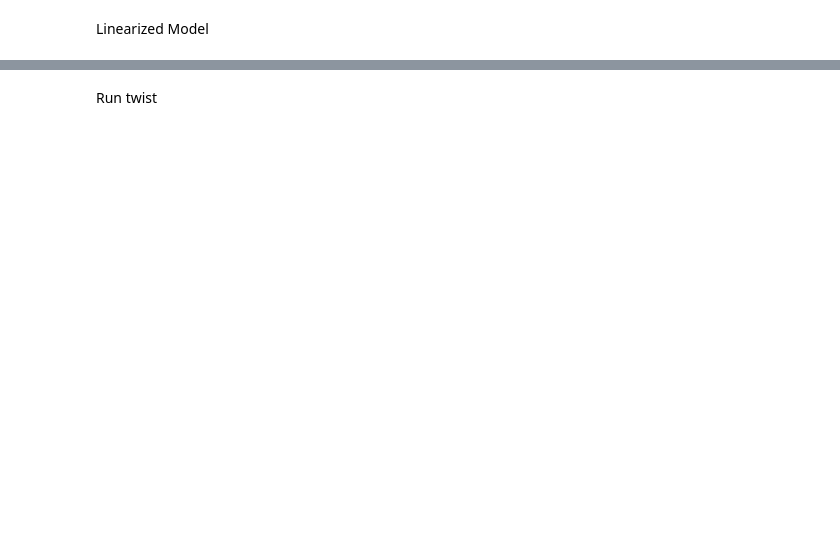
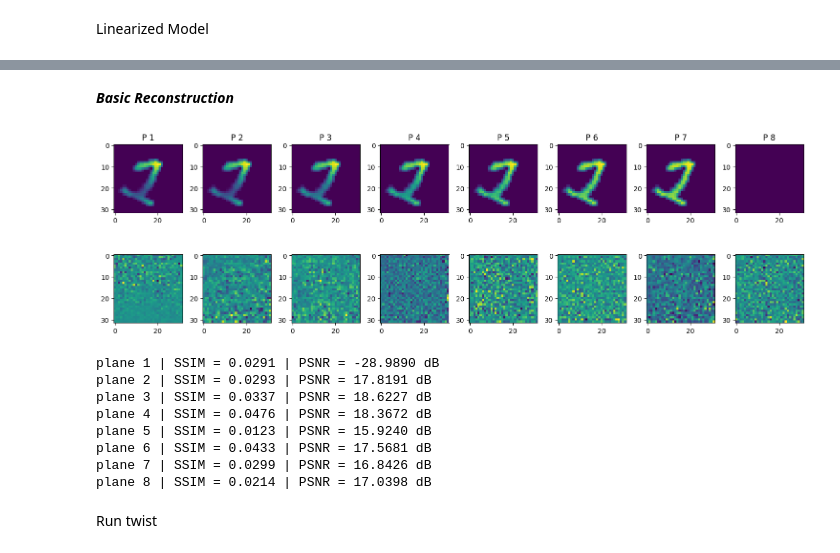
Before and after one commit to sanjith1999/FRIS, a Jupyter notebook: twist_demo.ipynb, the cells around one changed output, grey strips where cells are left out. Cells and saved outputs as stored; diff of their text form; code cells hidden in the pictures; blank space fills up the shorter version.

```diff
--- a/twist_demo.ipynb
+++ b/twist_demo.ipynb
@@ -1,6 +1,6 @@
 # %% [markdown]
 ***Parameter Definitions***
 # %%
-nx, ny, nz              = 32, 32,32                     # Spatial Dimension
-m                       = 32                             # Number of Patterns
-dd_factor               = 8                              # Detector Downsampling Factor
+nx, ny, nz              = 32, 32, 8                    # Spatial Dimension
+m                       = 16                             # Number of Patterns
+dd_factor               = 2                             # Detector Downsampling Factor
@@ -78,5 +9,22 @@ FM = LM.A_r.cpu().numpy()
 # %%
+from libs.forward_lib.linearized_process import LinearizedModel
+import torch
 import numpy as np
+
+LM = LinearizedModel()
+LM.load_matrix(it = 130, is_original=False)
+print(LM)
+
+B, b = 31, 31
+X = torch.load(f"./data/dataset/object/X_r_{B}.pt")[b]
+# y_clean = torch.load(f"./data/dataset/measurement/Y_{B}.pt")[b]
+
+X = X.cpu().numpy().reshape(32*32*8, 1)
+# y_clean = y_clean.cpu().numpy().reshape(16*16*16, 1)
+FM = LM.A.cpu().numpy()
+y_clean = FM@X
+
+
 
 def add_gaussian_noise(signal, snr_dB):
     signal_power = np.mean(signal**2)
@@ -86,7 +34,5 @@ def add_gaussian_noise(signal, snr_dB):
     noisy_signal = signal + noise
     return noisy_signal
 
-y_clean = FM@X
-
 desired_snr_dB = 20.0
-y_noisy = add_gaussian_noise(y_clean, desired_snr_dB)
+y_noisy = add_gaussian_noise(y_clean, desired_snr_dB).reshape(16*16*16, 1)
@@ -93,3 +51,19 @@ y_noisy = add_gaussian_noise(y_clean, desired_snr_dB)
+# %% [markdown]
+***Basic Reconstruction***
+# %%
+import libs.reconstruction_lib.twist_utils as utils
+x_recons = torch.linalg.pinv(LM.A)@torch.tensor(y_noisy).to(LM.device).float()
+ssim_values, psnr_values = utils.comparison2(X, x_recons.cpu().numpy().reshape(32*32*8,1), nx, ny, nz, figsize=(15, 5), planes_to_plot=range(nz))
+# %% [output]
+[figure, added]
+plane 1 | SSIM = 0.0291 | PSNR = -28.9890 dB
+plane 2 | SSIM = 0.0293 | PSNR = 17.8191 dB
+plane 3 | SSIM = 0.0337 | PSNR = 18.6227 dB
+plane 4 | SSIM = 0.0476 | PSNR = 18.3672 dB
+plane 5 | SSIM = 0.0123 | PSNR = 15.9240 dB
+plane 6 | SSIM = 0.0433 | PSNR = 17.5681 dB
+plane 7 | SSIM = 0.0299 | PSNR = 16.8426 dB
+plane 8 | SSIM = 0.0214 | PSNR = 17.0398 dB
 # %% [markdown]
 Run twist
 # %%
```
Also changed, not shown: parts of 13 cells of this notebook, 6 other files.
